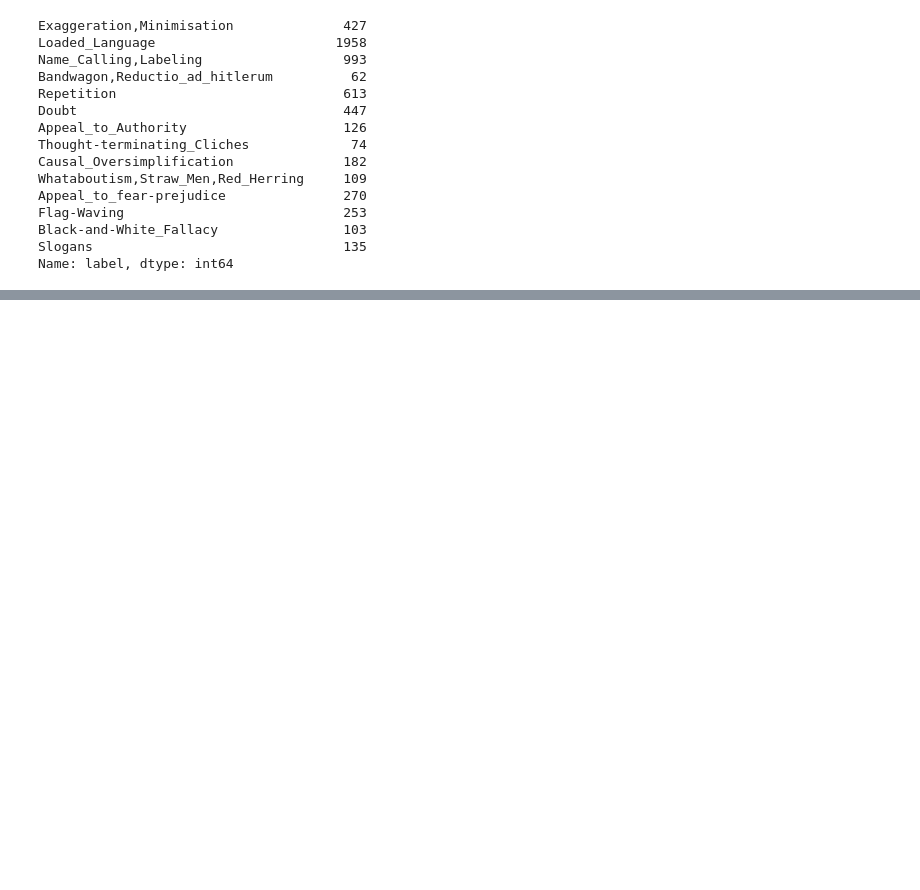
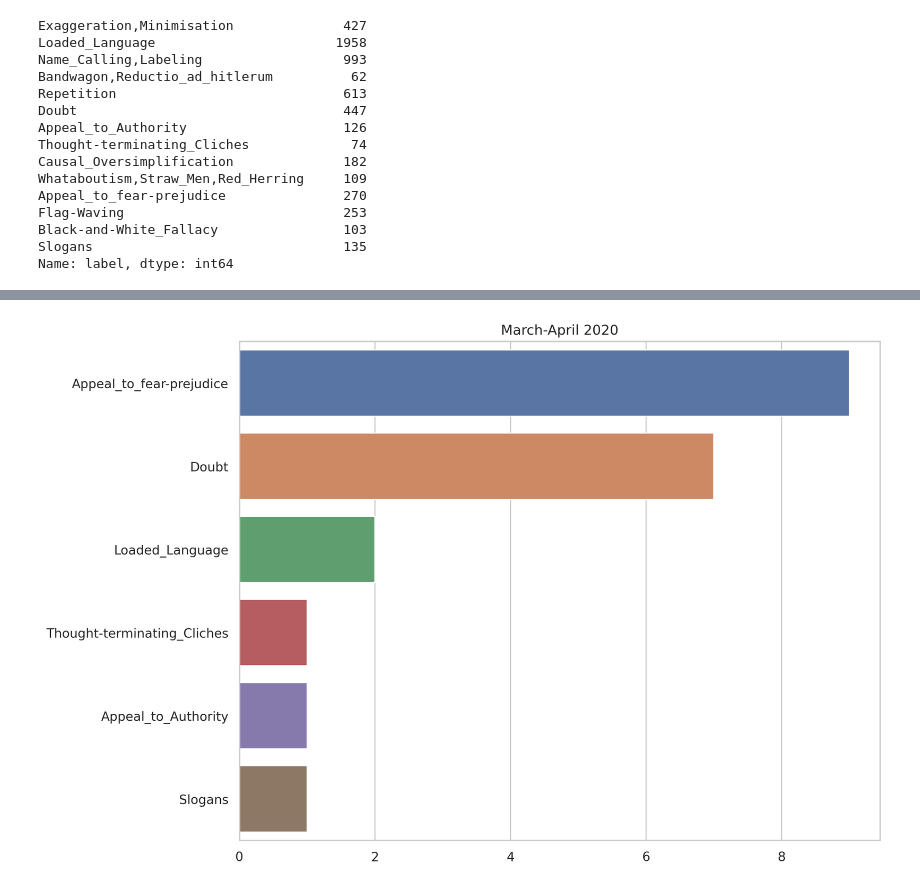
Before and after one commit to iR00i/JUST-Arabic-Propaganda, a Jupyter notebook: src/Data_Exploration.ipynb, the cells around one changed output, grey strips where cells are left out. Cells and saved outputs as stored; diff of their text form; code cells hidden in the pictures; blank space fills up the shorter version.

```diff
--- a/src/Data_Exploration.ipynb
+++ b/src/Data_Exploration.ipynb
@@ -75,0 +288,10 @@ Name: label, dtype: int64
+# %%
+"""
+These are the originally collected datasets.
+"""
+path = r'/content/JUST-Arabic-Propaganda/data/ACPC/Raw Data/2020/'
+march_april = pd.read_excel(path+"1_march_april.xlsx")
+may_june = pd.read_excel(path+"2_may_june.xlsx")
+july_august = pd.read_excel(path+"3_july_august.xlsx")
+september_october = pd.read_excel(path+"4_september_october.xlsx")
+november_december = pd.read_excel(path+"5_november_december.xlsx")
@@ -75,0 +319,4 @@ Name: label, dtype: int64
+# %%
+BarPlotValueCounts(march_april, ACPC, title = "March-April 2020")
+# %% [output]
+[figure, added]
```
Also changed, not shown: parts of 29 cells of this notebook, 6 other files.
